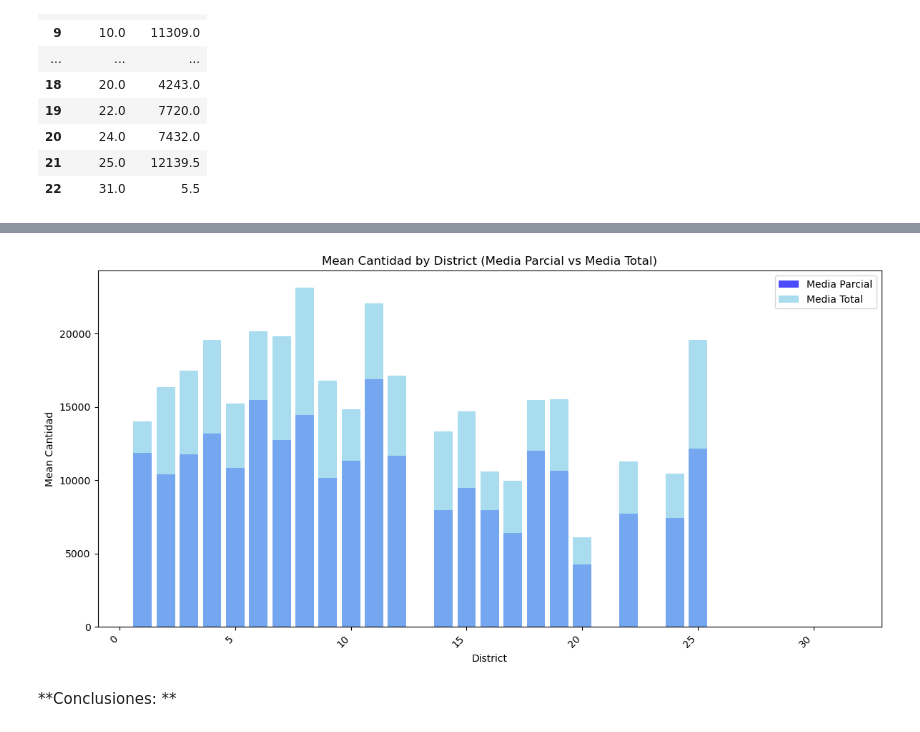
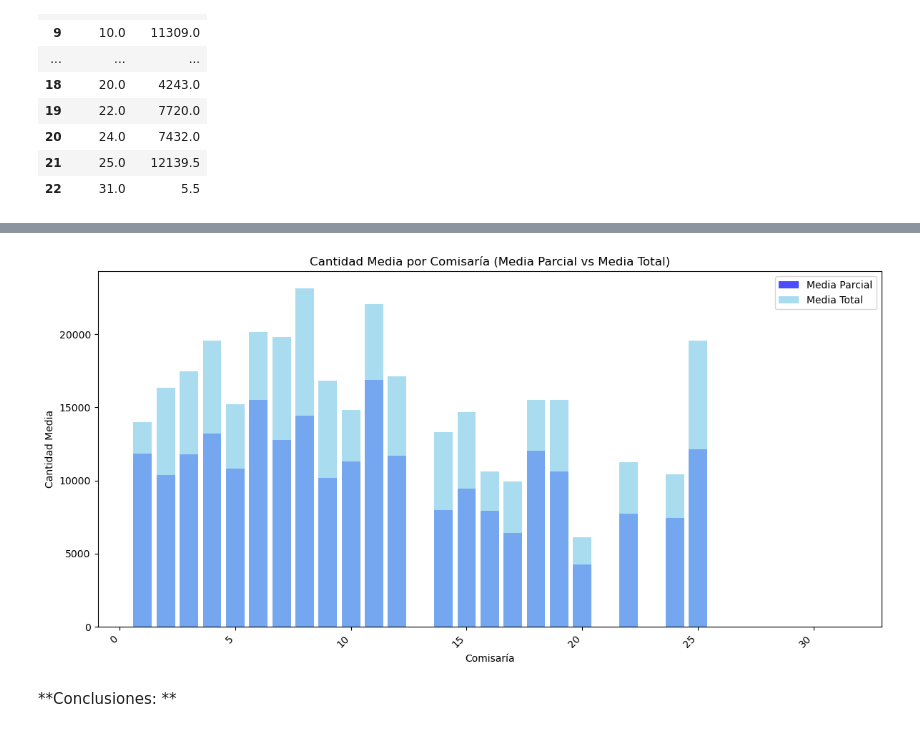
Before and after one commit to JorgeSierra22/Cloud-BigData, a Jupyter notebook: results/results.ipynb, the cells around one changed output, grey strips where cells are left out. Saved outputs shown, nothing was run; the diff lists cells and outputs as text; code cells hidden in the pictures.

```diff
--- a/results/results.ipynb
+++ b/results/results.ipynb
@@ -402,28 +412,28 @@ print(merged_df)
 # %%
 
 # Crear la figura y los ejes
 fig, ax = plt.subplots(figsize=(12, 6))
 
 # Barra para la media parcial
 ax.bar(merged_df['District'], merged_df['Cantidad_parcial'], label='Media Parcial', color='blue', alpha=0.7)
 
 # Barra para la media total
 ax.bar(merged_df['District'], merged_df['Cantidad_total'], label='Media Total', color='skyblue', alpha=0.7)
 
 # Configurar leyendas y etiquetas
 ax.legend()
-ax.set_xlabel('District')
-ax.set_ylabel('Mean Cantidad')
-ax.set_title('Mean Cantidad by District (Media Parcial vs Media Total)')
+ax.set_xlabel('Comisaría')
+ax.set_ylabel('Cantidad Media')
+ax.set_title('Cantidad Media por Comisaría (Media Parcial vs Media Total)')
 
 # Rotar las etiquetas del eje x para mejorar la legibilidad
 plt.xticks(rotation=45, ha='right')
 
 # Mostrar la gráfica
 plt.tight_layout()
 plt.show()
 # %% [output]
-[figure, old version]
+[figure, new version]
 # %% [markdown]
 **Conclusiones: **
 # %% [markdown]
```
Also changed, not shown: parts of 29 cells of this notebook.
